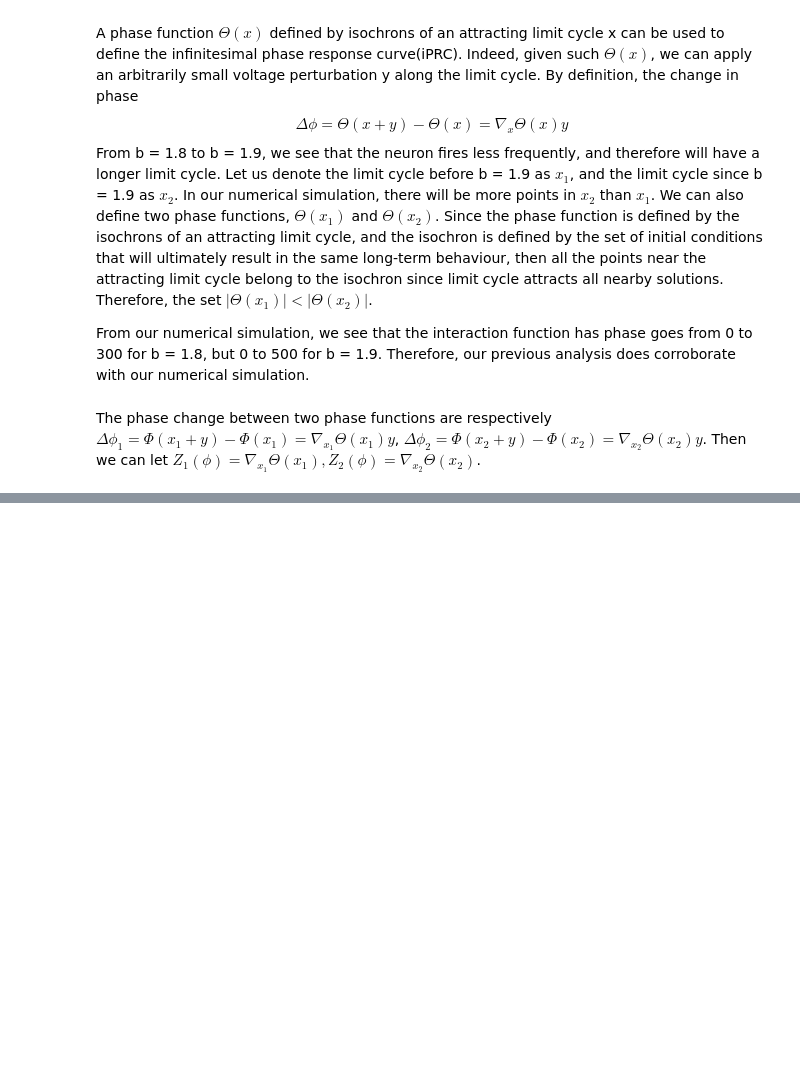
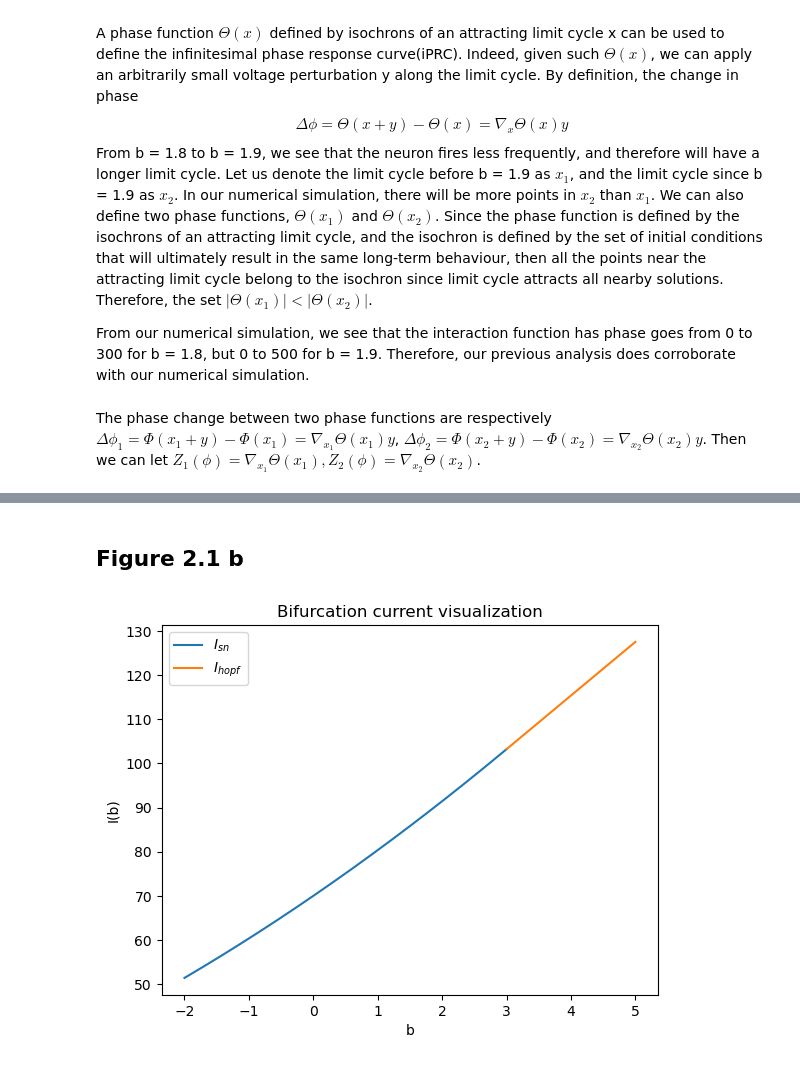
Before and after one commit to III-Derek/USRA-2024, a Jupyter notebook: phase_model.ipynb, the cells around one changed output, grey strips where cells are left out. Drawn from its saved outputs; the diff is of its cells as text; code cells hidden in the pictures; blank space fills up the shorter version.

```diff
--- a/phase_model.ipynb
+++ b/phase_model.ipynb
@@ -1099,0 +1087,30 @@ fig.savefig('Example of stable limit cycle from voltage')
+# %% [markdown]
+## Figure 2.1 b
+# %%
+b_array = np.linspace(-2, 5, 7100)
+b_saddle = b_array[np.where(b_array < 3)]
+b_hopf = b_array[np.where(b_array >= 3)]
+
+I_b_saddle = np.zeros(len(b_saddle))
+I_b_hopf = np.zeros(len(b_hopf))
+
+for idx, b in enumerate(b_saddle):
+    simple_model.b = b
+    I_b_saddle[idx] = simple_model.I_b()
+
+for idx, b in enumerate(b_hopf):
+    simple_model.b = b
+    I_b_hopf[idx] = simple_model.I_b()
+
+fig = plt.figure()
+plt.plot(b_saddle, I_b_saddle, label = r"$I_{sn}$")
+plt.plot(b_hopf, I_b_hopf, label = r"$I_{hopf}$")
+plt.title("Bifurcation current visualization")
+plt.xlabel("b")
+plt.ylabel("I(b)")
+plt.legend()
+plt.show()
+fig.savefig(fname='/Users/chengxinye/Documents/USRA Spring 2024/Figures_for_paper/Bogdanov-Takens Bifurcation.pdf', format="pdf", bbox_inches="tight")
+plt.close()
+# %% [output]
+[figure, added]
```
Also changed, not shown: parts of 15 cells of this notebook.
